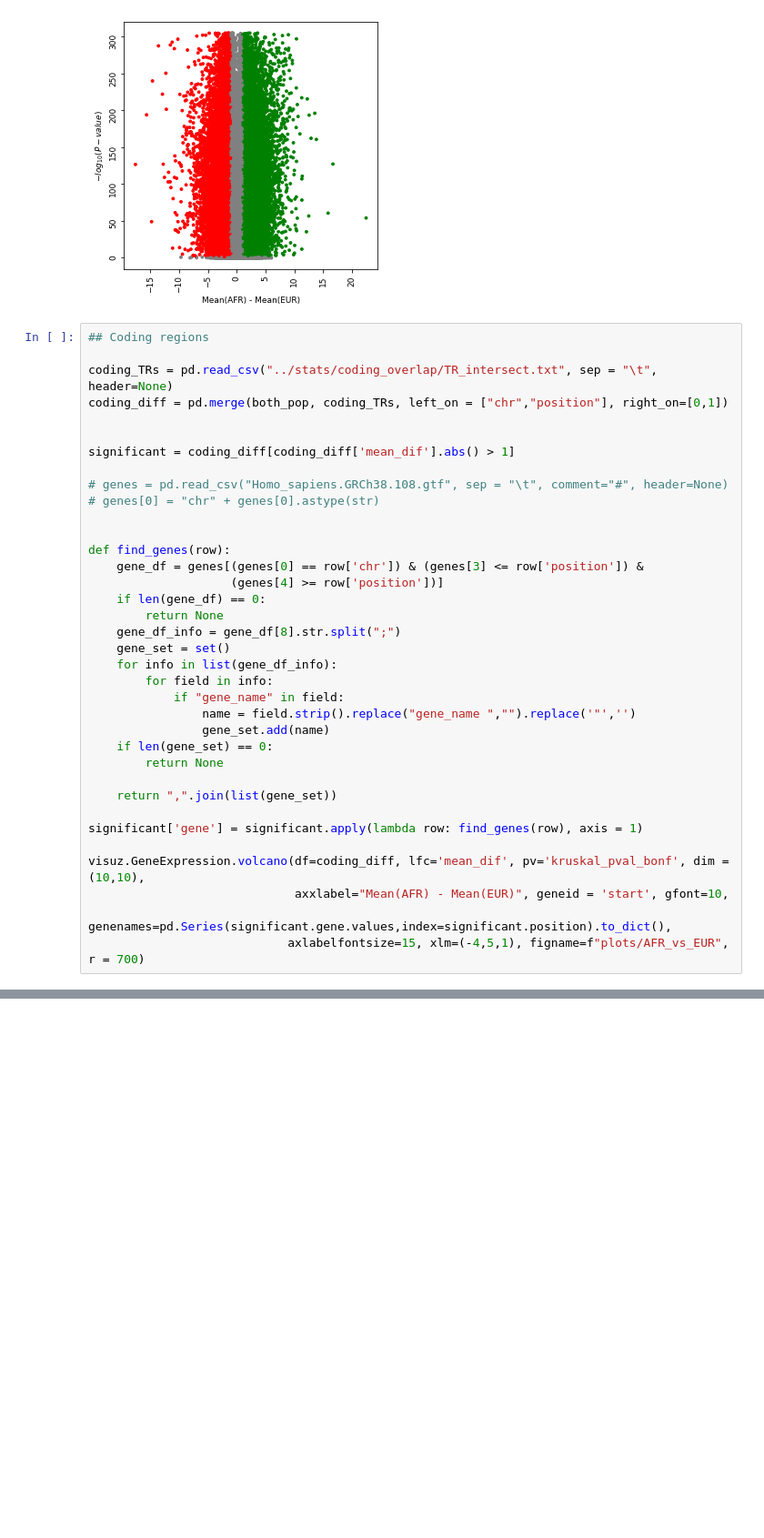
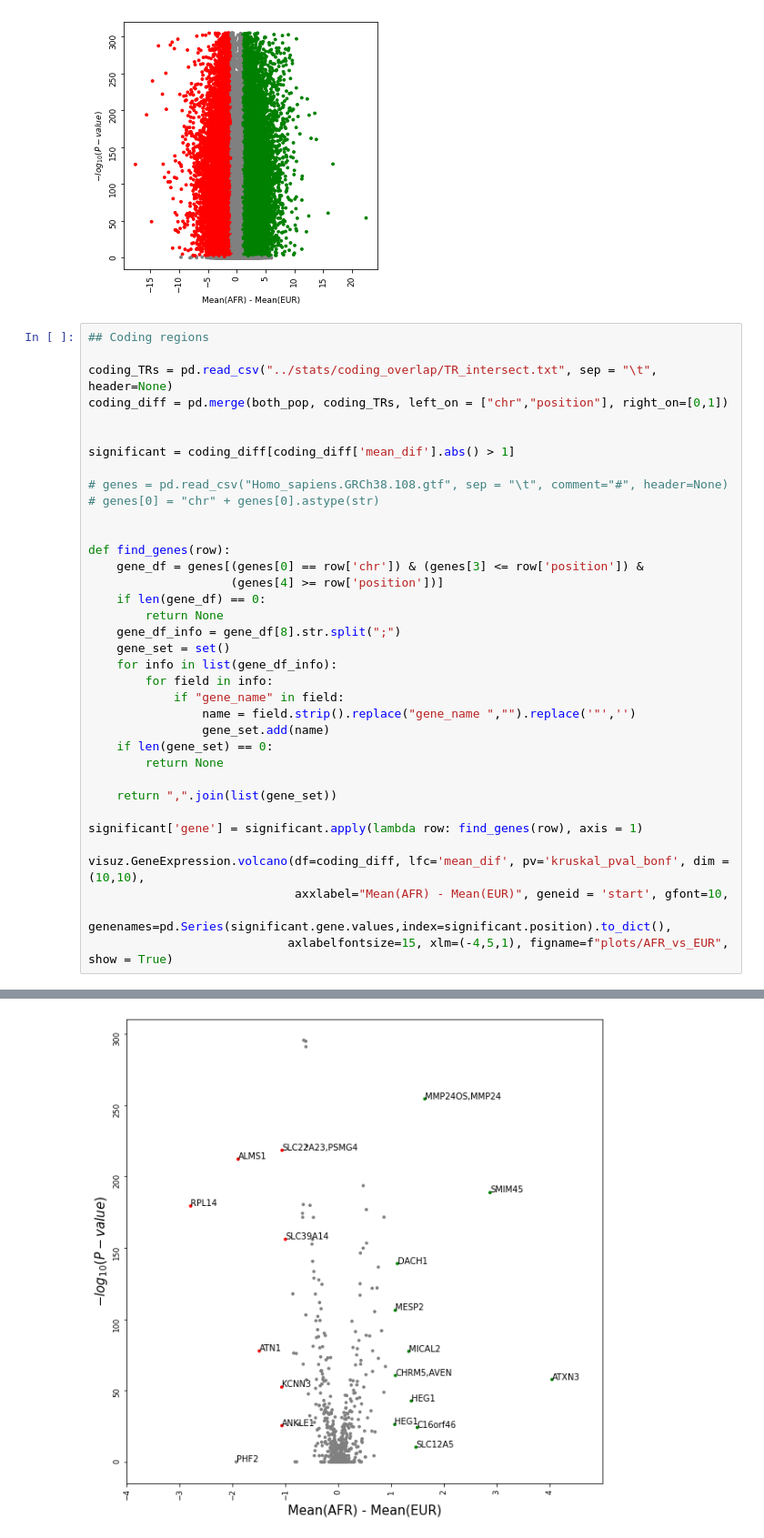
Before and after one commit to gymreklab/1000Genomes-TR-Analysis, a Jupyter notebook: diff_dist/AFR_vs_EUR.ipynb, the cells around one changed output, grey strips where cells are left out. Shown at 91% size. Cells and saved outputs as stored; diff of their text form; blank space fills up the shorter version.

```diff
--- a/diff_dist/AFR_vs_EUR.ipynb
+++ b/diff_dist/AFR_vs_EUR.ipynb
@@ -121,4 +121,5 @@ significant['gene'] = significant.apply(lambda row: find_genes(row), axis = 1)
 visuz.GeneExpression.volcano(df=coding_diff, lfc='mean_dif', pv='kruskal_pval_bonf', dim = (10,10),
                              axxlabel="Mean(AFR) - Mean(EUR)", geneid = 'start', gfont=10,
                             genenames=pd.Series(significant.gene.values,index=significant.position).to_dict(),
-                            axlabelfontsize=15, xlm=(-4,5,1), figname=f"plots/AFR_vs_EUR", r = 700)
+                            axlabelfontsize=15, xlm=(-4,5,1), figname=f"plots/AFR_vs_EUR", show = True)
+# %% [output]
@@ -125,3 +131,4 @@ visuz.GeneExpression.volcano(df=coding_diff, lfc='mean_dif', pv='kruskal_pval_bo
+[figure, added]
 # %%
 ### Pathogenic loci
 
```
Also changed, not shown: parts of 1 cell of this notebook, 6 other files.
